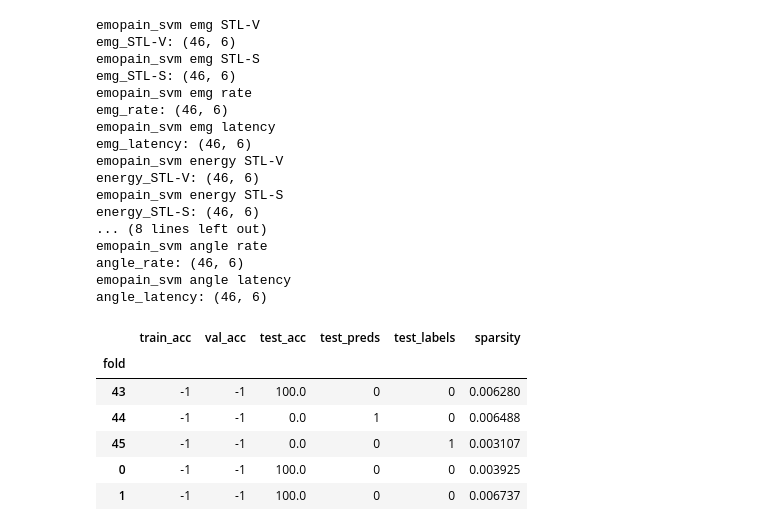
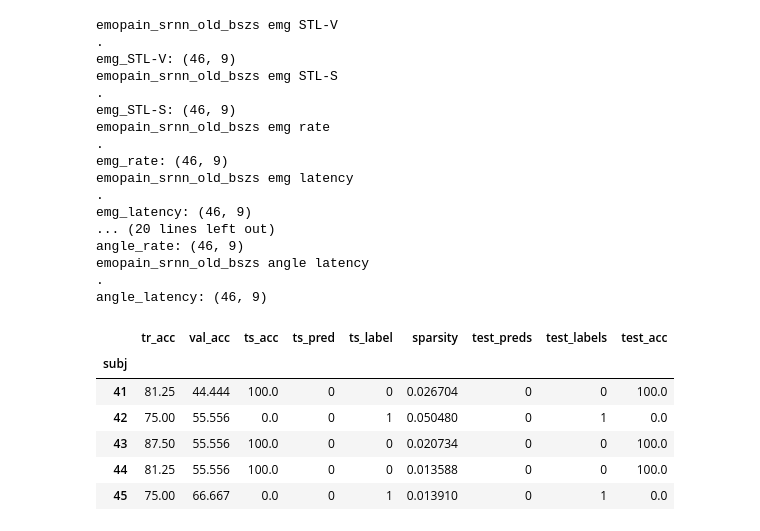
Before and after one commit to freek1/emopain-stl, a Jupyter notebook: analyze/results.ipynb, the cells around one changed output. Saved outputs shown, nothing was run; the diff lists cells and outputs as text; code cells hidden in the pictures.

```diff
--- a/analyze/results.ipynb
+++ b/analyze/results.ipynb
@@ -1,61 +1,71 @@
 # %%
 import numpy as np
 import pandas as pd
 import matplotlib.pyplot as plt
 
-file = "emopain_svm"
-
+file = "emopain_"
+mehtod = "srnn"
+suffix = "_old_bszs" # ""
+file += mehtod + suffix
 data_types = ["emg", "energy", "angle"]
 encoders = ["STL-V", "STL-S", "rate", "latency"]
 
 data = []
 filenames = []
 for data_type in data_types:
     for encoder in encoders:
         # Exception for bsz results for STL-S [32, 8, 16]
-        # if encoder == "STL-V":
+        # if encoder == "STL-S":
         #     results = pd.read_csv(f'../results/{file}_bsz/results_{data_type}_{encoder}.csv', index_col=0)
         # else:
         results = pd.read_csv(f'../results/{file}/results_{data_type}_{encoder}.csv', index_col=0)
         filenames.append(f"{file} {data_type} {encoder}")
         print(filenames[-1])
-        results.set_index('fold', inplace=True)
+        try:
+            results.set_index('fold', inplace=True)
+        except:
+            print('.')
         results.index = results.index.astype(int)
         # deduplicate the fold index
         results = results[~results.index.duplicated(keep='first')]
-        results['test_preds'] = results['test_preds'].apply(lambda x: int(x.strip('[]')))
-        results['test_labels'] = results['test_labels'].apply(lambda x: int(x.strip('[]')))
+        try:
+            results['test_preds'] = results['test_preds'].apply(lambda x: int(x.strip('[]')))
+            results['test_labels'] = results['test_labels'].apply(lambda x: int(x.strip('[]')))
+        except:
+            results['test_preds'] = results['ts_pred']
+            results['test_labels'] = results['ts_label']
+            results["test_acc"] = results["ts_acc"]
         print(f'{data_type}_{encoder}: {results.shape}')
         results.sort_index()
 
         data.append(results)
 
 data[0].tail()
 # %% [output]
-emopain_svm emg STL-V
-emg_STL-V: (46, 6)
-emopain_svm emg STL-S
-emg_STL-S: (46, 6)
-emopain_svm emg rate
-emg_rate: (46, 6)
-emopain_svm emg latency
-emg_latency: (46, 6)
-emopain_svm energy STL-V
-energy_STL-V: (46, 6)
-emopain_svm energy STL-S
-energy_STL-S: (46, 6)
-... (8 lines left out)
-emopain_svm angle rate
-angle_rate: (46, 6)
-emopain_svm angle latency
-angle_latency: (46, 6)
+emopain_srnn_old_bszs emg STL-V
+.
+emg_STL-V: (46, 9)
+emopain_srnn_old_bszs emg STL-S
+.
+emg_STL-S: (46, 9)
+emopain_srnn_old_bszs emg rate
+.
+emg_rate: (46, 9)
+emopain_srnn_old_bszs emg latency
+.
+emg_latency: (46, 9)
+... (20 lines left out)
+angle_rate: (46, 9)
+emopain_srnn_old_bszs angle latency
+.
+angle_latency: (46, 9)
-|  | train_acc | val_acc | test_acc | test_preds | test_labels | sparsity |
-| fold |  |  |  |  |  |  |
-| 43 | -1 | -1 | 100.0 | 0 | 0 | 0.006280 |
-| 44 | -1 | -1 | 0.0 | 1 | 0 | 0.006488 |
-| 45 | -1 | -1 | 0.0 | 0 | 1 | 0.003107 |
-| 0 | -1 | -1 | 100.0 | 0 | 0 | 0.003925 |
-| 1 | -1 | -1 | 100.0 | 0 | 0 | 0.006737 |
+|  | tr_acc | val_acc | ts_acc | ts_pred | ts_label | sparsity | test_preds | test_labels | test_acc |
+| subj |  |  |  |  |  |  |  |  |  |
+| 41 | 81.25 | 44.444 | 100.0 | 0 | 0 | 0.026704 | 0 | 0 | 100.0 |
+| 42 | 75.00 | 55.556 | 0.0 | 0 | 1 | 0.050480 | 0 | 1 | 0.0 |
+| 43 | 87.50 | 55.556 | 100.0 | 0 | 0 | 0.020734 | 0 | 0 | 100.0 |
+| 44 | 81.25 | 55.556 | 100.0 | 0 | 0 | 0.013588 | 0 | 0 | 100.0 |
+| 45 | 75.00 | 66.667 | 0.0 | 0 | 1 | 0.013910 | 0 | 1 | 0.0 |
 # %%
 
 results_dict = {}
```
Also changed, not shown: parts of 5 cells of this notebook, 12 other files.
